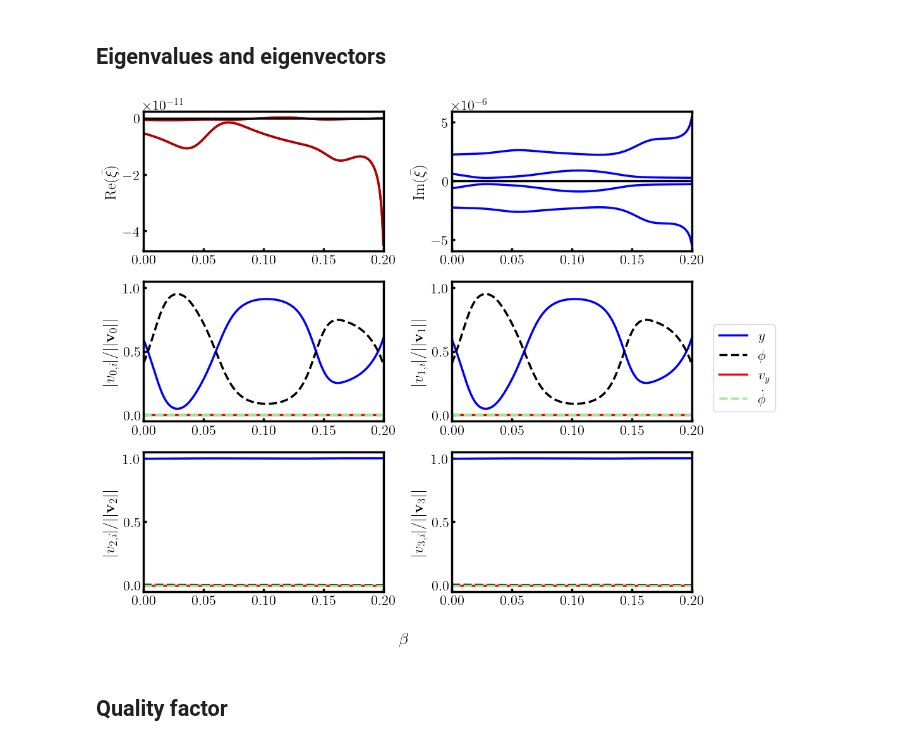
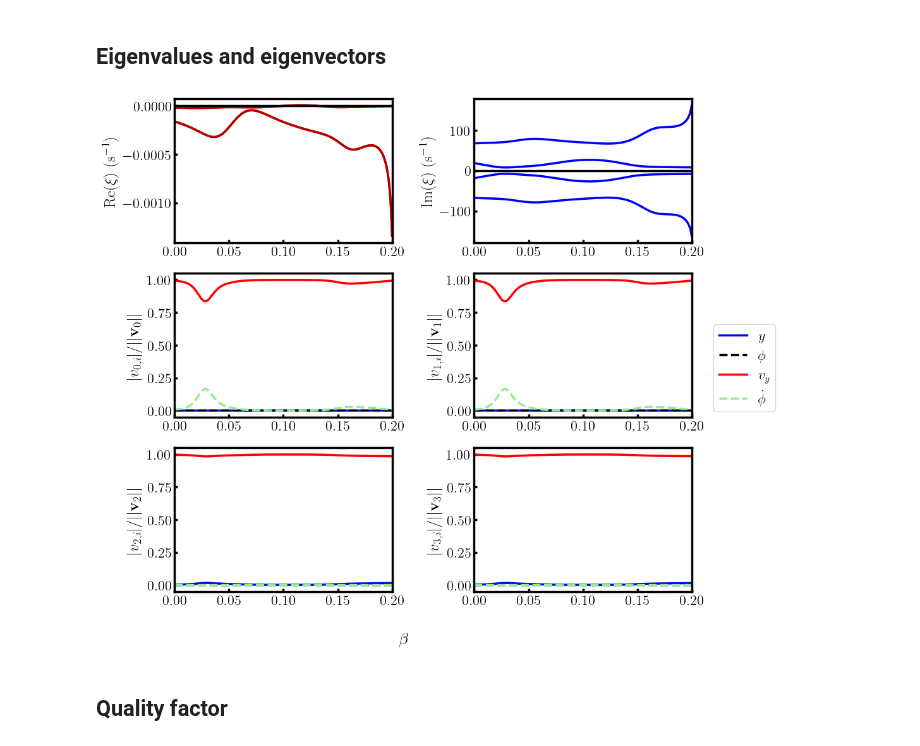
Before and after one commit to jadonylin/relativistic-lightsail-dynamics, a Jupyter notebook: Dynamics/plot_lsa_spectra.ipynb, the cells around one changed output. Drawn from its saved outputs; the diff is of its cells as text; code cells hidden in the pictures.

```diff
--- a/Dynamics/plot_lsa_spectra.ipynb
+++ b/Dynamics/plot_lsa_spectra.ipynb
@@ -59,7 +59,7 @@ final_speed = 20.
 speed_range = np.array([0.,final_speed])
 wavelength_range = np.array([1., 1./parameters.D1_ND([0.2,0.])])
 num_points = 200
-normalise = True  # Normalise the Jacobian
+normalise = False  # Normalise the Jacobian
 
 # Calculate the linear stability information for the chosen grating whose eigenvectors
 # you wish to plot alongside the dynamics
@@ -105,38 +105,39 @@ eigvec_fig, axs = plt.subplots(3,2, figsize=(10,9))
 axs_flat = axs.flatten()
 axs_flat[0].plot(betas, real_eigvals, color=colorReal, linewidth=l_width)
 axs_flat[1].plot(betas, imag_eigvals, color=colorImag, linewidth=l_width)
 axs_flat[0].set_yscale('linear')
 axs_flat[1].set_yscale('linear')
 axs_flat[0].set(xlim=(betas[0],betas[-1]))
 axs_flat[1].set(xlim=(betas[0],betas[-1]))
 dynplot.show_standard_axes(axs_flat[0], None, xlabel=None, ylabel=r"$\Re(\xi)$ (s$^{-1}$)" if not normalise else r"$\Re(\bar{\xi})$", show_zero_line=True)
 dynplot.show_standard_axes(axs_flat[1], None, xlabel=None, ylabel=r"$\Im(\xi)$ (s$^{-1}$)" if not normalise else r"$\Im(\bar{\xi})$", show_zero_line=True)
 
 axs_flat = axs_flat[2:]
 # axs_flat[1], axs_flat[2] = axs_flat[2], axs_flat[1]  # switch so that degenerate eigvec magnitudes are shown in columns
 for eigvec_idx, ax in enumerate(axs_flat):
-    ax.plot(betas, eigvec_moduli[:,0,eigvec_idx], label=r"$y$", color=colorY2, linewidth=l_width)
+    ax.plot(betas, eigvec_moduli[:,0,eigvec_idx], label=r"$y$" if not normalise else r"$\bar{y}$", color=colorY2, linewidth=l_width)
     ax.plot(betas, eigvec_moduli[:,1,eigvec_idx], label=r"$\phi$", color=colorphi2, linewidth=l_width, linestyle="--")
-    ax.plot(betas, eigvec_moduli[:,2,eigvec_idx], label=r"$v_y$", color=colorvY2, linewidth=l_width)
-    ax.plot(betas, eigvec_moduli[:,3,eigvec_idx], label=r"$\dot{\phi}$", color=colorvphi2, linewidth=l_width, linestyle="--")
+    ax.plot(betas, eigvec_moduli[:,2,eigvec_idx], label=r"$v_y$" if not normalise else r"$\bar{v}_y$", color=colorvY2, linewidth=l_width)
+    ax.plot(betas, eigvec_moduli[:,3,eigvec_idx], label=r"$\dot{\phi}$" if not normalise else r"$\bar{\dot{\phi}}$", color=colorvphi2, linewidth=l_width, linestyle="--")
 
     if log_axis:
         ax.set(xlim=(betas[0],betas[-1]), ylim=(1e-9,1e1))
         ax.set_yscale('log')
     else:
         ax.set(xlim=(betas[0],betas[-1]), ylim=(-0.05,1.05))
-    ax = dynplot.show_standard_axes(ax, None, xlabel=None, ylabel=rf"$|v_{{{eigvec_idx},i}}|/||\mathbf{{v}}_{{{eigvec_idx}}}||$", show_zero_line=False)
+    nd_ylabel = rf"$|v_{{{eigvec_idx},i}}|/||\mathbf{{v}}_{{{eigvec_idx}}}||$" if not normalise else rf"$|\bar{{v}}_{{{eigvec_idx},i}}|/||\bar{{\mathbf{{v}}}}_{{{eigvec_idx}}}||$"
+    ax = dynplot.show_standard_axes(ax, None, xlabel=None, ylabel=nd_ylabel, show_zero_line=False)
 
 
 eigvec_fig.supxlabel(r"$\beta$")
 handles, labels = ax.get_legend_handles_labels()
 leg = eigvec_fig.legend(handles, labels, loc='center right', bbox_to_anchor=(1.1,0.5))
 
 ftype = ".pdf"
 save_fname = str(fname_preamble) + f"/{runID}_eigen_normalise{normalise}" + ftype
 eigvec_fig.savefig(save_fname, bbox_inches="tight")
 # %% [output]
-[figure, old version]
+[figure, new version]
 # %% [markdown]
 ## Quality factor
 # %%
```
Also changed, not shown: parts of 2 cells of this notebook, 1 other file.
